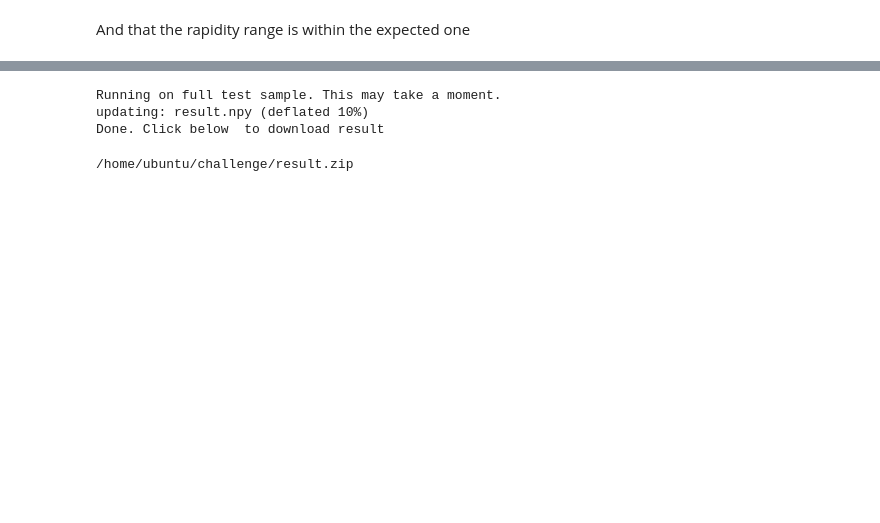
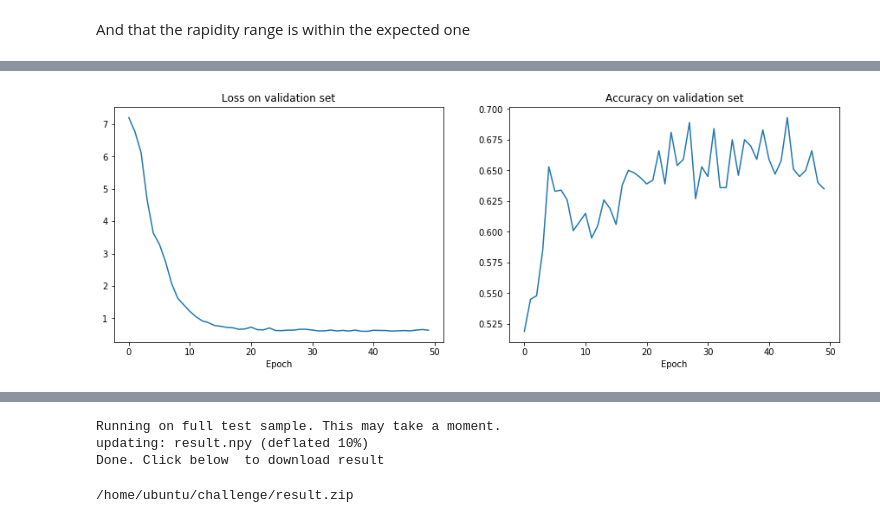
Before and after one commit to zurich-ml/MISiS2019ANN, a Jupyter notebook: do_constit.ipynb, the cells around one changed output, grey strips where cells are left out. Cells and saved outputs as stored; diff of their text form; code cells hidden in the pictures; blank space fills up the shorter version.

```diff
--- a/do_constit.ipynb
+++ b/do_constit.ipynb
@@ -210,0 +262,13 @@ Epoch 10/10
+# %%
+plt.subplot(1,2,1)
+plt.plot(model_history.history['val_loss'])
+plt.xlabel('Epoch')
+plt.title('Loss on validation set')
+plt.subplot(1,2,2)
+plt.plot(model_history.history['val_acc'])
+plt.xlabel('Epoch')
+plt.title('Accuracy on validation set')
+fig = plt.gcf()
+fig.set_size_inches(15,5)
+# %% [output]
+[figure, added]
```
Also changed, not shown: parts of 35 cells of this notebook.
